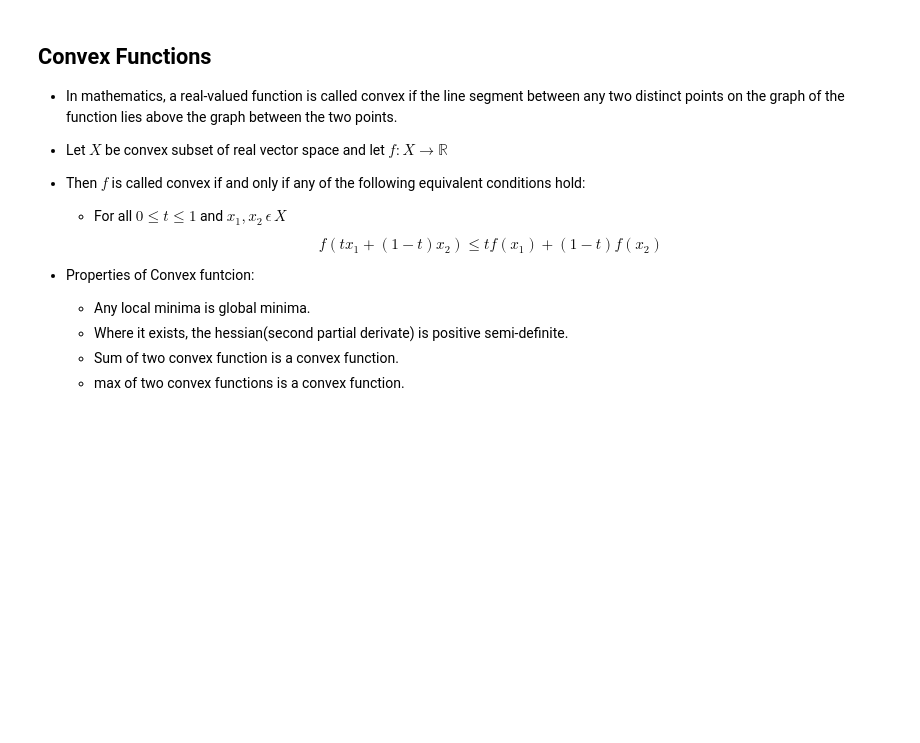
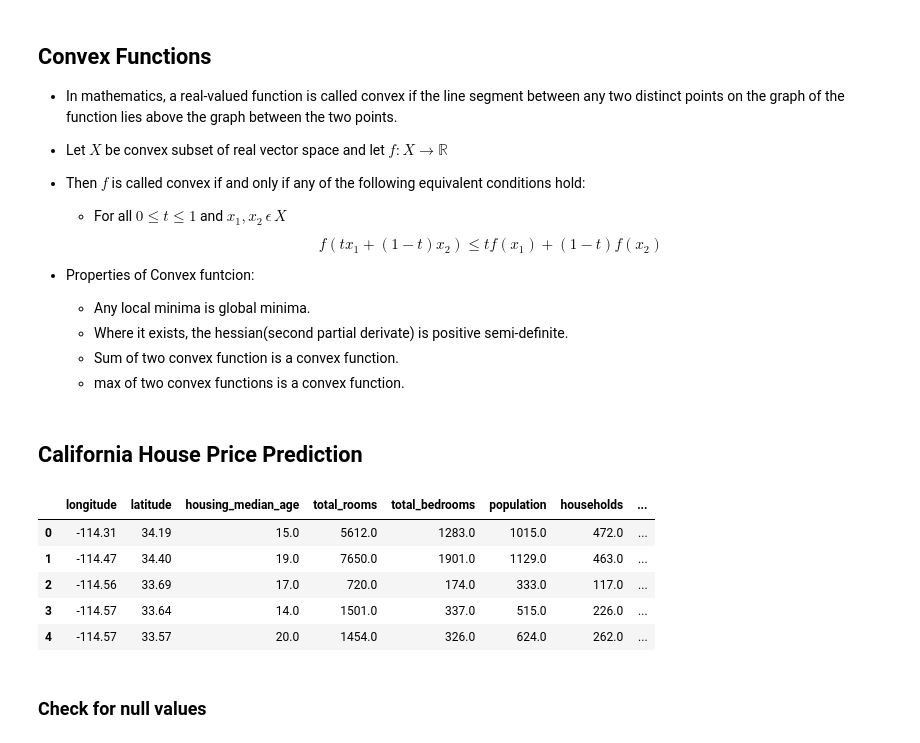
Before and after one commit to sachinprasadhs/AI-Concepts, a Jupyter notebook: Common Concepts/Linear Regression/linear_regression_from_scratch.ipynb, the cells around one changed output. Saved outputs shown, nothing was run; the diff lists cells and outputs as text; code cells hidden in the pictures; blank space fills up the shorter version.

```diff
--- a/Common Concepts/Linear Regression/linear_regression_from_scratch.ipynb
+++ b/Common Concepts/Linear Regression/linear_regression_from_scratch.ipynb
@@ -273,3 +276,17 @@ Y_ = -6.0 + -3.0 * X1 + -1.0 * X2 + -3.0 * X3 + -6.0 * X4 + -6.0 * X5
   * Where it exists, the hessian(second partial derivate) is positive semi-definite.
   * Sum of two convex function is a convex function.
   * max of two convex functions is a convex function.
+# %% [markdown]
+## California House Price Prediction
+# %%
+df = pd.read_csv("./sample_data/california_housing_train.csv")
+df.head()
+# %% [output]
+|  | longitude | latitude | housing_median_age | total_rooms | total_bedrooms | population | households | ... |
+| 0 | -114.31 | 34.19 | 15.0 | 5612.0 | 1283.0 | 1015.0 | 472.0 | ... |
+| 1 | -114.47 | 34.40 | 19.0 | 7650.0 | 1901.0 | 1129.0 | 463.0 | ... |
+| 2 | -114.56 | 33.69 | 17.0 | 720.0 | 174.0 | 333.0 | 117.0 | ... |
+| 3 | -114.57 | 33.64 | 14.0 | 1501.0 | 337.0 | 515.0 | 226.0 | ... |
+| 4 | -114.57 | 33.57 | 20.0 | 1454.0 | 326.0 | 624.0 | 262.0 | ... |
+# %% [markdown]
+### Check for null values
```
Also changed, not shown: parts of 27 cells of this notebook.
